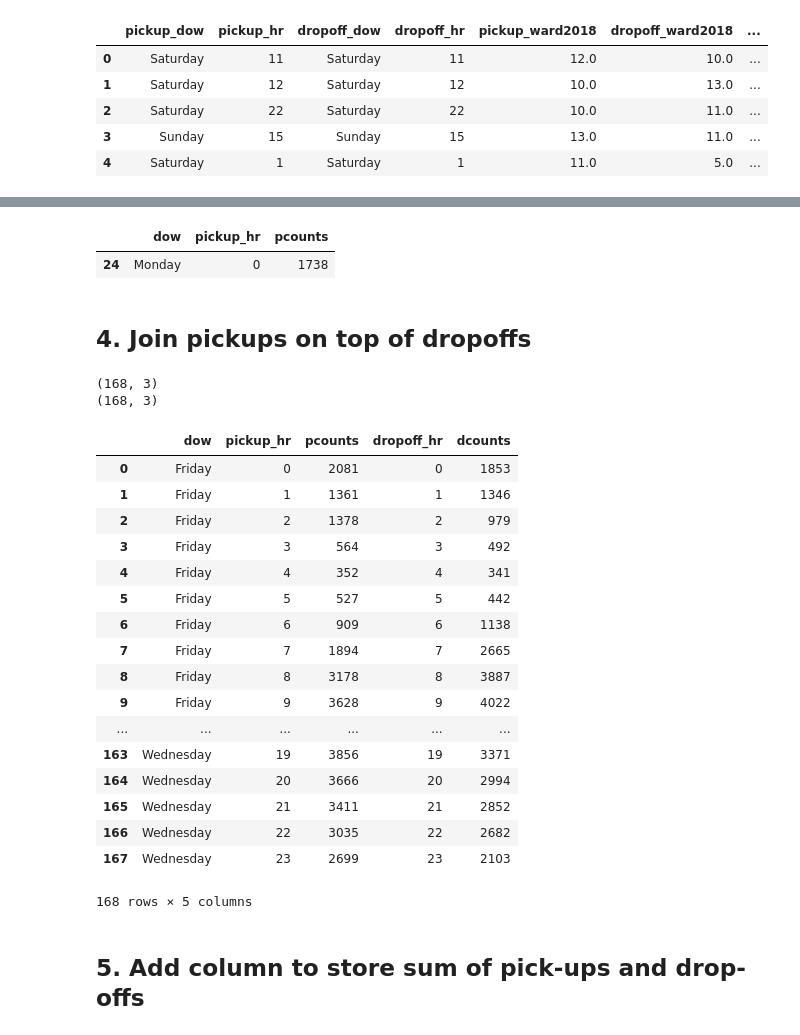
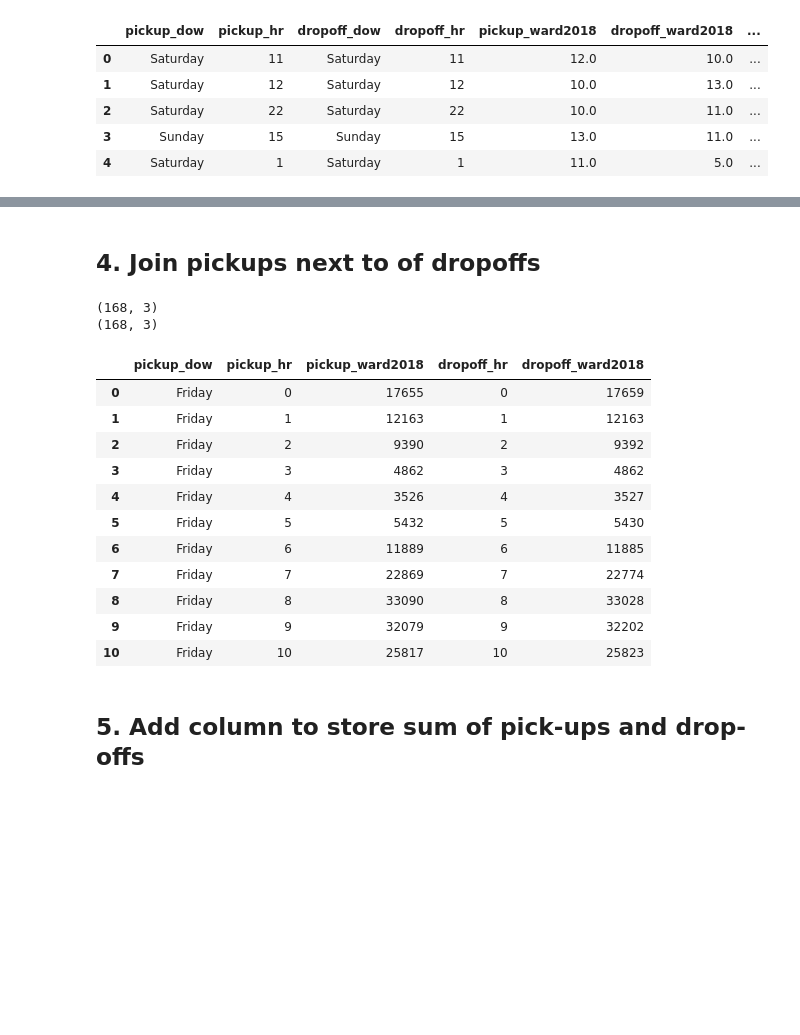
Before and after one commit to CityofToronto/bdit_cot-vfh, a Jupyter notebook: notebooks/Fig4_time-of-day-lineChart.ipynb, the cells around one changed output, grey strips where cells are left out. Drawn from its saved outputs; the diff is of its cells as text; code cells hidden in the pictures; blank space fills up the shorter version.

```diff
--- a/notebooks/Fig4_time-of-day-lineChart.ipynb
+++ b/notebooks/Fig4_time-of-day-lineChart.ipynb
@@ -174,4 +168,0 @@ df['do'] = np.nan
-# %%
-df.loc[df['pickup_ward2018']==ward, 'pu'] = 1
-# %%
-df.loc[df['dropoff_ward2018']==ward, 'do'] = 1
@@ -204,5 +172,6 @@ list(df)
 # %%
 this_type='pickup'
-df.loc[df['pickup_ward2018']==ward].groupby([this_type+'_dow', this_type +'_hr'], as_index=False).agg({this_type +"_ward2018": "count"})
+df_pu=df.groupby([this_type+'_dow', this_type +'_hr'], as_index=False).agg({this_type +"_ward2018": "count"})
+df_pu.head(11)
 # %% [output]
 |  | pickup_dow | pickup_hr | pickup_ward2018 |
@@ -226,5 +189,4 @@ df.loc[df['pickup_ward2018']==ward].groupby([this_type+'_dow', this_type +'_hr']
 # %%
-this_type = 'pickup'
-df_agg_pu = pd.DataFrame()
-df_agg_pu = df.loc[df['pickup_ward2018']==ward].groupby([this_type+'_dow', this_type +'_hr'], as_index=False).agg({this_type +"_ward2018": "count"})
-df_agg_pu =df_agg_pu.rename(columns={this_type +'_dow': 'dow', this_type+'_ward2018': 'pcounts'})
+this_type='dropoff'
+df_do=df.groupby([this_type+'_dow', this_type +'_hr'], as_index=False).agg({this_type +"_ward2018": "count"})
+df_do.head(11)
@@ -282,42 +206,29 @@ df_agg_do.head(25)
-# %%
-df_agg_pu.loc[(df_agg_pu['dow']=='Monday') &
-            (df_agg_pu['pickup_hr']==0)]
-# df.loc[(df['pickup_dow']=='Monday') & (df['pickup_hr']==0) & (df['pickup_ward2018']==10)]
-# %% [output]
-|  | dow | pickup_hr | pcounts |
-| 24 | Monday | 0 | 1738 |
 # %% [markdown]
-## 4. Join pickups on top of dropoffs
+## 4. Join pickups next to of dropoffs
 # %%
-print(df_agg_pu.shape)
-print(df_agg_do.shape)
+print(df_pu.shape)
+print(df_do.shape)
 
 df_merge=pd.DataFrame()
 
-df_merge=pd.concat([df_agg_pu, df_agg_do[['dropoff_hr','dcounts']]], axis=1, sort=False)
+df_merge=pd.concat([df_pu, df_do[['dropoff_hr','dropoff_ward2018']]], axis=1, sort=False)
 
-df_merge
+df_merge.head(11)
 # %% [output]
 (168, 3)
 (168, 3)
-|  | dow | pickup_hr | pcounts | dropoff_hr | dcounts |
-| 0 | Friday | 0 | 2081 | 0 | 1853 |
-| 1 | Friday | 1 | 1361 | 1 | 1346 |
-| 2 | Friday | 2 | 1378 | 2 | 979 |
-| 3 | Friday | 3 | 564 | 3 | 492 |
-| 4 | Friday | 4 | 352 | 4 | 341 |
-| 5 | Friday | 5 | 527 | 5 | 442 |
-| 6 | Friday | 6 | 909 | 6 | 1138 |
-| 7 | Friday | 7 | 1894 | 7 | 2665 |
-| 8 | Friday | 8 | 3178 | 8 | 3887 |
-| 9 | Friday | 9 | 3628 | 9 | 4022 |
-| ... | ... | ... | ... | ... | ... |
-| 163 | Wednesday | 19 | 3856 | 19 | 3371 |
-| 164 | Wednesday | 20 | 3666 | 20 | 2994 |
-| 165 | Wednesday | 21 | 3411 | 21 | 2852 |
-| 166 | Wednesday | 22 | 3035 | 22 | 2682 |
-| 167 | Wednesday | 23 | 2699 | 23 | 2103 |
+|  | pickup_dow | pickup_hr | pickup_ward2018 | dropoff_hr | dropoff_ward2018 |
+| 0 | Friday | 0 | 17655 | 0 | 17659 |
+| 1 | Friday | 1 | 12163 | 1 | 12163 |
+| 2 | Friday | 2 | 9390 | 2 | 9392 |
+| 3 | Friday | 3 | 4862 | 3 | 4862 |
+| 4 | Friday | 4 | 3526 | 4 | 3527 |
+| 5 | Friday | 5 | 5432 | 5 | 5430 |
+| 6 | Friday | 6 | 11889 | 6 | 11885 |
+| 7 | Friday | 7 | 22869 | 7 | 22774 |
+| 8 | Friday | 8 | 33090 | 8 | 33028 |
+| 9 | Friday | 9 | 32079 | 9 | 32202 |
+| 10 | Friday | 10 | 25817 | 10 | 25823 |
-168 rows × 5 columns
 # %% [markdown]
 ## 5. Add column to store sum of pick-ups and drop-offs
 # %%
```
Also changed, not shown: parts of 39 cells of this notebook.
